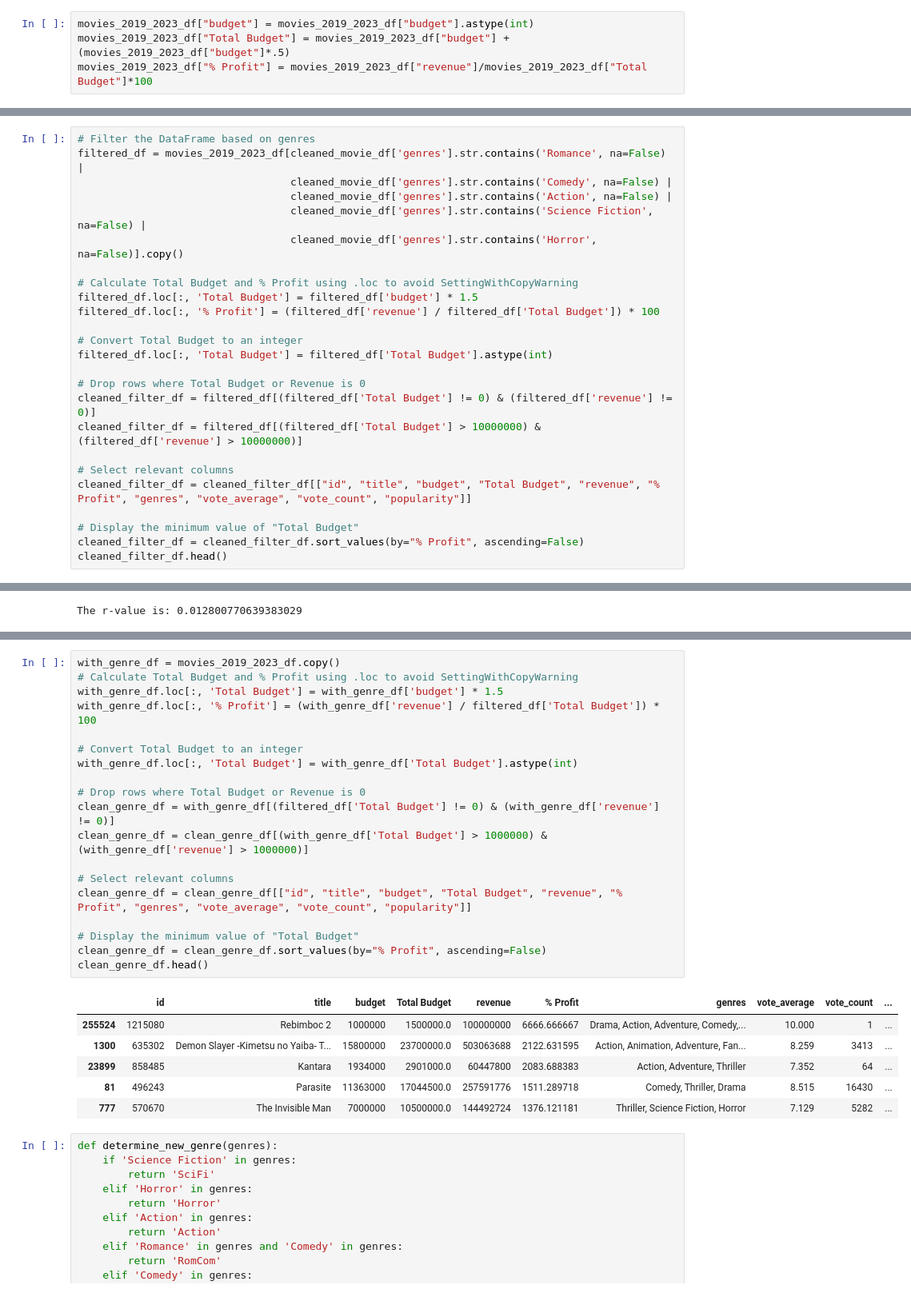
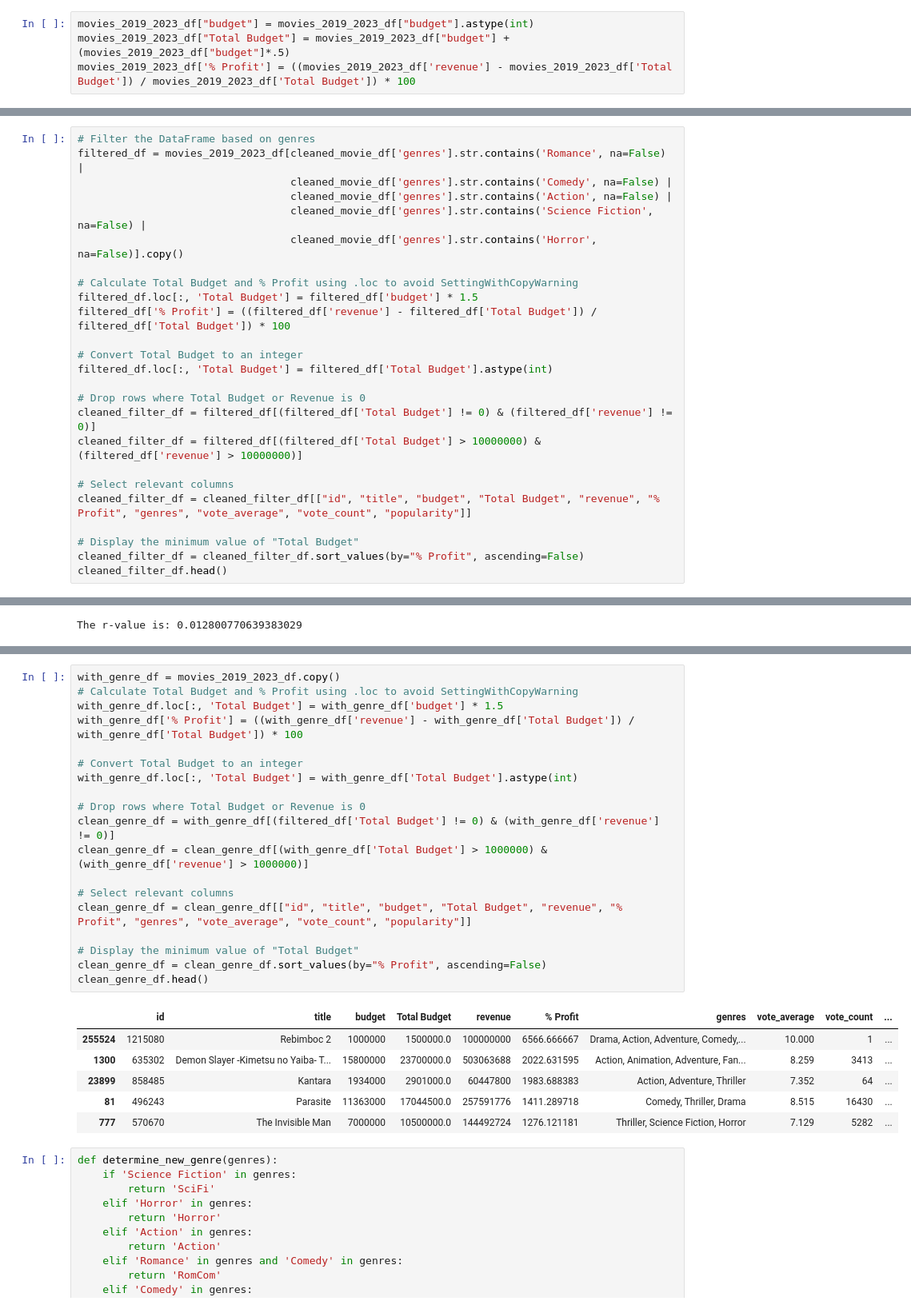
Before and after one commit to Levifahring/movie_project_one, a Jupyter notebook: project.ipynb, the cells around one changed output, grey strips where cells are left out. Shown at 80% size. Cells and saved outputs as stored; diff of their text form.

```diff
--- a/project.ipynb
+++ b/project.ipynb
@@ -26,7 +26,7 @@ movies_2019_2023_df = movies_2019_2023_df.copy()
 # %%
 movies_2019_2023_df["budget"] = movies_2019_2023_df["budget"].astype(int)
 movies_2019_2023_df["Total Budget"] = movies_2019_2023_df["budget"] + (movies_2019_2023_df["budget"]*.5)
-movies_2019_2023_df["% Profit"] = movies_2019_2023_df["revenue"]/movies_2019_2023_df["Total Budget"]*100
+movies_2019_2023_df['% Profit'] = ((movies_2019_2023_df['revenue'] - movies_2019_2023_df['Total Budget']) / movies_2019_2023_df['Total Budget']) * 100
 # %%
 cleaned_movie_df = movies_2019_2023_df[["id", "title", "budget", "Total Budget", "revenue", "% Profit", "genres", "vote_average", "vote_count", "popularity"]]
 cleaned_movie_df.head()
@@ -47,7 +47,7 @@ filtered_df = movies_2019_2023_df[cleaned_movie_df['genres'].str.contains('Roman
 
 # Calculate Total Budget and % Profit using .loc to avoid SettingWithCopyWarning
 filtered_df.loc[:, 'Total Budget'] = filtered_df['budget'] * 1.5
-filtered_df.loc[:, '% Profit'] = (filtered_df['revenue'] / filtered_df['Total Budget']) * 100
+filtered_df['% Profit'] = ((filtered_df['revenue'] - filtered_df['Total Budget']) / filtered_df['Total Budget']) * 100
 
 # Convert Total Budget to an integer
 filtered_df.loc[:, 'Total Budget'] = filtered_df['Total Budget'].astype(int)
@@ -378,29 +378,29 @@ The r-value is: 0.004712464594773485
 # %%
 with_genre_df = movies_2019_2023_df.copy()
 # Calculate Total Budget and % Profit using .loc to avoid SettingWithCopyWarning
 with_genre_df.loc[:, 'Total Budget'] = with_genre_df['budget'] * 1.5
-with_genre_df.loc[:, '% Profit'] = (with_genre_df['revenue'] / filtered_df['Total Budget']) * 100
+with_genre_df['% Profit'] = ((with_genre_df['revenue'] - with_genre_df['Total Budget']) / with_genre_df['Total Budget']) * 100
 
 # Convert Total Budget to an integer
 with_genre_df.loc[:, 'Total Budget'] = with_genre_df['Total Budget'].astype(int)
 
 # Drop rows where Total Budget or Revenue is 0
 clean_genre_df = with_genre_df[(filtered_df['Total Budget'] != 0) & (with_genre_df['revenue'] != 0)]
 clean_genre_df = clean_genre_df[(with_genre_df['Total Budget'] > 1000000) & (with_genre_df['revenue'] > 1000000)]
 
 # Select relevant columns
 clean_genre_df = clean_genre_df[["id", "title", "budget", "Total Budget", "revenue", "% Profit", "genres", "vote_average", "vote_count", "popularity"]]
 
 # Display the minimum value of "Total Budget"
 clean_genre_df = clean_genre_df.sort_values(by="% Profit", ascending=False)
 clean_genre_df.head()
 # %% [output]
 |  | id | title | budget | Total Budget | revenue | % Profit | genres | vote_average | vote_count | ... |
-| 255524 | 1215080 | Rebimboc 2 | 1000000 | 1500000.0 | 100000000 | 6666.666667 | Drama, Action, Adventure, Comedy,... | 10.000 | 1 | ... |
-| 1300 | 635302 | Demon Slayer -Kimetsu no Yaiba- T... | 15800000 | 23700000.0 | 503063688 | 2122.631595 | Action, Animation, Adventure, Fan... | 8.259 | 3413 | ... |
-| 23899 | 858485 | Kantara | 1934000 | 2901000.0 | 60447800 | 2083.688383 | Action, Adventure, Thriller | 7.352 | 64 | ... |
-| 81 | 496243 | Parasite | 11363000 | 17044500.0 | 257591776 | 1511.289718 | Comedy, Thriller, Drama | 8.515 | 16430 | ... |
-| 777 | 570670 | The Invisible Man | 7000000 | 10500000.0 | 144492724 | 1376.121181 | Thriller, Science Fiction, Horror | 7.129 | 5282 | ... |
+| 255524 | 1215080 | Rebimboc 2 | 1000000 | 1500000.0 | 100000000 | 6566.666667 | Drama, Action, Adventure, Comedy,... | 10.000 | 1 | ... |
+| 1300 | 635302 | Demon Slayer -Kimetsu no Yaiba- T... | 15800000 | 23700000.0 | 503063688 | 2022.631595 | Action, Animation, Adventure, Fan... | 8.259 | 3413 | ... |
+| 23899 | 858485 | Kantara | 1934000 | 2901000.0 | 60447800 | 1983.688383 | Action, Adventure, Thriller | 7.352 | 64 | ... |
+| 81 | 496243 | Parasite | 11363000 | 17044500.0 | 257591776 | 1411.289718 | Comedy, Thriller, Drama | 8.515 | 16430 | ... |
+| 777 | 570670 | The Invisible Man | 7000000 | 10500000.0 | 144492724 | 1276.121181 | Thriller, Science Fiction, Horror | 7.129 | 5282 | ... |
 # %%
 def determine_new_genre(genres):
     if 'Science Fiction' in genres:
```
Also changed, not shown: parts of 5 cells of this notebook.
